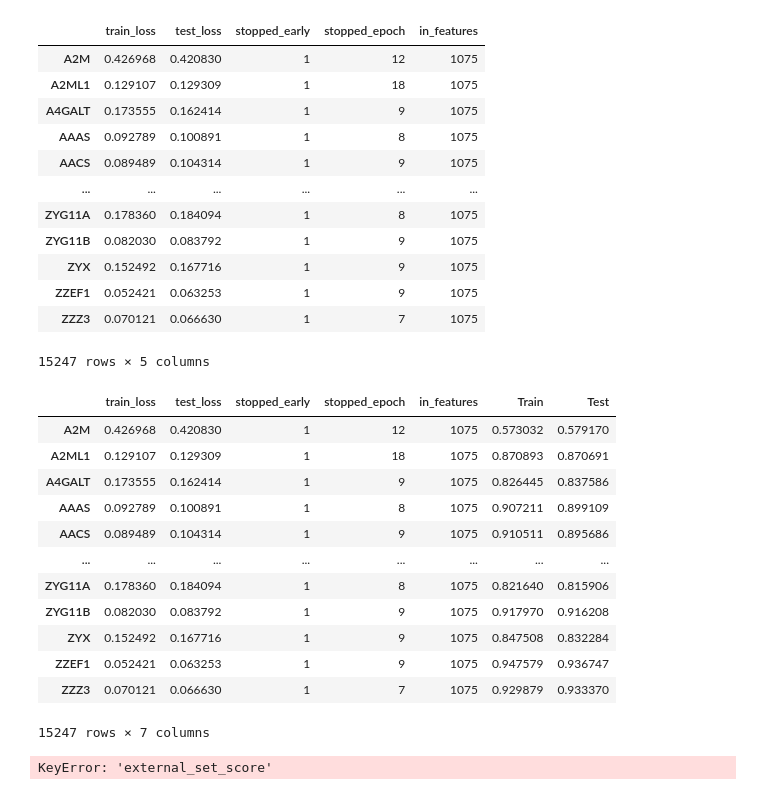
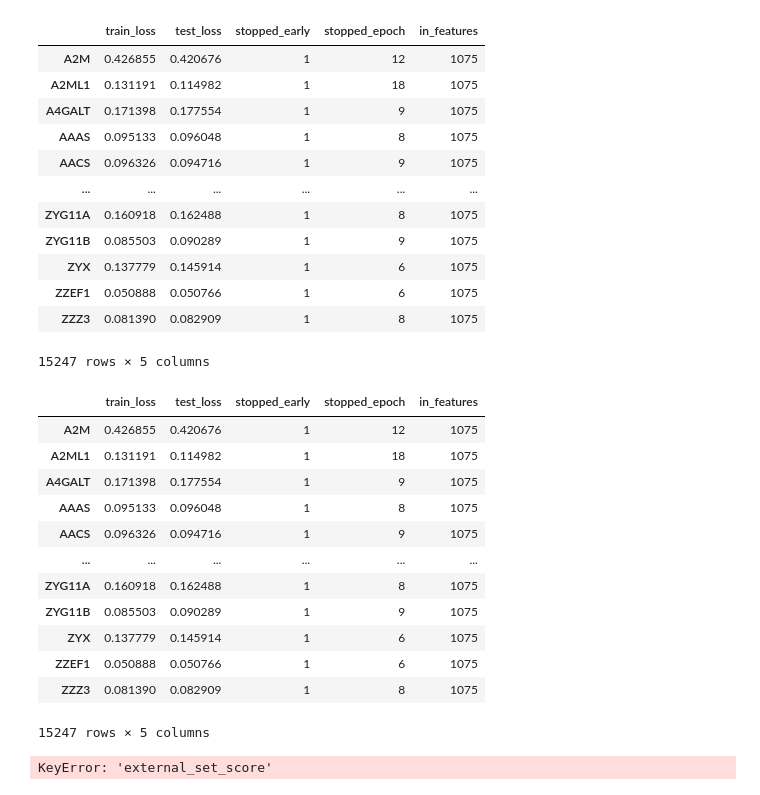
Before and after one commit to Alexander-Broadley/Zhang_lab_rotation, a Jupyter notebook: MML_model/model_evaluation/MML_results_plots.ipynb, the cells around one changed output. Saved outputs shown, nothing was run; the diff lists cells and outputs as text; code cells hidden in the pictures.

```diff
--- a/MML_model/model_evaluation/MML_results_plots.ipynb
+++ b/MML_model/model_evaluation/MML_results_plots.ipynb
@@ -6,21 +6,21 @@ import numpy as np
 # %%
 DATA_ROOT = '../../data'
 # %%
-PCC_200_randn_all = pd.read_csv(f'{DATA_ROOT}/5000_samples_results.csv', index_col= 0, header = 0)
+PCC_200_randn_all = pd.read_csv(f'{DATA_ROOT}/HEALTHY_results.csv', index_col= 0, header = 0)
 PCC_200_randn_all
 # %% [output]
 |  | train_loss | test_loss | stopped_early | stopped_epoch | in_features |
-| A2M | 0.426968 | 0.420830 | 1 | 12 | 1075 |
-| A2ML1 | 0.129107 | 0.129309 | 1 | 18 | 1075 |
-| A4GALT | 0.173555 | 0.162414 | 1 | 9 | 1075 |
-| AAAS | 0.092789 | 0.100891 | 1 | 8 | 1075 |
-| AACS | 0.089489 | 0.104314 | 1 | 9 | 1075 |
+| A2M | 0.426855 | 0.420676 | 1 | 12 | 1075 |
+| A2ML1 | 0.131191 | 0.114982 | 1 | 18 | 1075 |
+| A4GALT | 0.171398 | 0.177554 | 1 | 9 | 1075 |
+| AAAS | 0.095133 | 0.096048 | 1 | 8 | 1075 |
+| AACS | 0.096326 | 0.094716 | 1 | 9 | 1075 |
 | ... | ... | ... | ... | ... | ... |
-| ZYG11A | 0.178360 | 0.184094 | 1 | 8 | 1075 |
-| ZYG11B | 0.082030 | 0.083792 | 1 | 9 | 1075 |
-| ZYX | 0.152492 | 0.167716 | 1 | 9 | 1075 |
-| ZZEF1 | 0.052421 | 0.063253 | 1 | 9 | 1075 |
-| ZZZ3 | 0.070121 | 0.066630 | 1 | 7 | 1075 |
+| ZYG11A | 0.160918 | 0.162488 | 1 | 8 | 1075 |
+| ZYG11B | 0.085503 | 0.090289 | 1 | 9 | 1075 |
+| ZYX | 0.137779 | 0.145914 | 1 | 6 | 1075 |
+| ZZEF1 | 0.050888 | 0.050766 | 1 | 6 | 1075 |
+| ZZZ3 | 0.081390 | 0.082909 | 1 | 8 | 1075 |
 15247 rows × 5 columns
 # %%
 PCC_200_randn_all['Train'] = 1 - PCC_200_randn_all['train_loss']
@@ -28,19 +28,19 @@ PCC_200_randn_all['Test'] = 1 - PCC_200_randn_all['test_loss']
 # %%
 PCC_200_randn_all
 # %% [output]
-|  | train_loss | test_loss | stopped_early | stopped_epoch | in_features | Train | Test |
-| A2M | 0.426968 | 0.420830 | 1 | 12 | 1075 | 0.573032 | 0.579170 |
-| A2ML1 | 0.129107 | 0.129309 | 1 | 18 | 1075 | 0.870893 | 0.870691 |
-| A4GALT | 0.173555 | 0.162414 | 1 | 9 | 1075 | 0.826445 | 0.837586 |
-| AAAS | 0.092789 | 0.100891 | 1 | 8 | 1075 | 0.907211 | 0.899109 |
-| AACS | 0.089489 | 0.104314 | 1 | 9 | 1075 | 0.910511 | 0.895686 |
-| ... | ... | ... | ... | ... | ... | ... | ... |
-| ZYG11A | 0.178360 | 0.184094 | 1 | 8 | 1075 | 0.821640 | 0.815906 |
-| ZYG11B | 0.082030 | 0.083792 | 1 | 9 | 1075 | 0.917970 | 0.916208 |
-| ZYX | 0.152492 | 0.167716 | 1 | 9 | 1075 | 0.847508 | 0.832284 |
-| ZZEF1 | 0.052421 | 0.063253 | 1 | 9 | 1075 | 0.947579 | 0.936747 |
-| ZZZ3 | 0.070121 | 0.066630 | 1 | 7 | 1075 | 0.929879 | 0.933370 |
+|  | train_loss | test_loss | stopped_early | stopped_epoch | in_features |
+| A2M | 0.426855 | 0.420676 | 1 | 12 | 1075 |
+| A2ML1 | 0.131191 | 0.114982 | 1 | 18 | 1075 |
+| A4GALT | 0.171398 | 0.177554 | 1 | 9 | 1075 |
+| AAAS | 0.095133 | 0.096048 | 1 | 8 | 1075 |
+| AACS | 0.096326 | 0.094716 | 1 | 9 | 1075 |
+| ... | ... | ... | ... | ... | ... |
+| ZYG11A | 0.160918 | 0.162488 | 1 | 8 | 1075 |
+| ZYG11B | 0.085503 | 0.090289 | 1 | 9 | 1075 |
+| ZYX | 0.137779 | 0.145914 | 1 | 6 | 1075 |
+| ZZEF1 | 0.050888 | 0.050766 | 1 | 6 | 1075 |
+| ZZZ3 | 0.081390 | 0.082909 | 1 | 8 | 1075 |
-15247 rows × 7 columns
+15247 rows × 5 columns
 # %%
 External_PCC_200_randn_all = pd.read_csv(f'./data/external_PEARSONS_200_randn_all.csv', index_col=0)
 #remove models that did not evaluate
```
Also changed, not shown: parts of 2 cells of this notebook, 10 other files.
